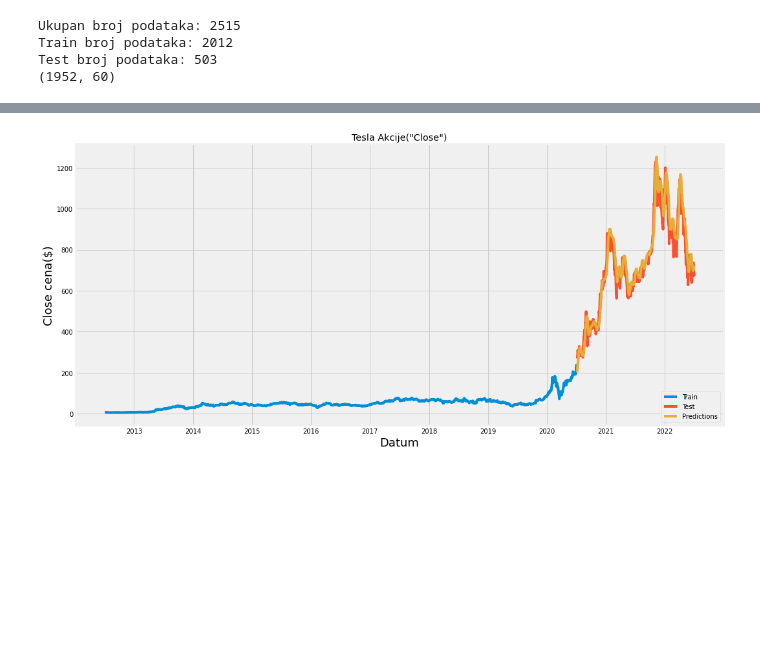
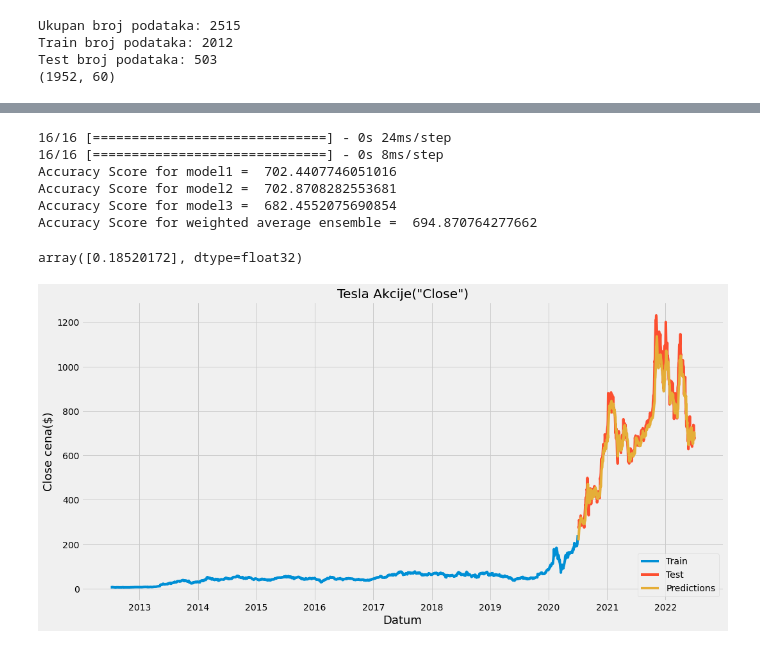
Before and after one commit to MatijaAleksic/StockMarketPrediciton-MachineLearning, a Jupyter notebook: StockMarketPrediction.ipynb, the cells around one changed output, grey strips where cells are left out. Drawn from its saved outputs; the diff is of its cells as text; code cells hidden in the pictures; blank space fills up the shorter version.

Commit message:
napravljen ensamble modela i takodje postaljeni 3 ann modela jos potrebno podesavanje hiperparametara

```diff
--- a/StockMarketPrediction.ipynb
+++ b/StockMarketPrediction.ipynb
@@ -164,7 +164,9 @@ Test broj podataka: 503
 #Model 1
 model1 = Sequential()
 model1.add(LSTM(55, return_sequences=True, input_shape=(x_train.shape[1], 1)))
+model1.add(Dropout(0.2))
 model1.add(LSTM(55, return_sequences = False))
+model1.add(Dropout(0.2))
 #Dodaje dense layere sa 25 i 1 neuronom
 model1.add(Dense(25))
 model1.add(Dense(1))
@@ -181,12 +183,12 @@ model1.save('saved_models/model1.hdf5')
 
 
 #Predvidja cenu na osnovu test skupa
-predictions = model1.predict(x_test)
-predictions = inverse_scale(predictions, scaler)
+predictions1 = model1.predict(x_test)
+predictions1 = inverse_scale(predictions1, scaler)
 # predictions = scaler.inverse_transform(predictions)
 
 #Get rmse
-rmse = np.sqrt( np.mean(predictions - y_test) **2)
+rmse = np.sqrt( np.mean(predictions1 - y_test) **2)
 rmse
 # %% [output]
 Epoch 1/10
@@ -210,4 +211,0 @@ Epoch 10/10
-# %%
-model1 = load_model('saved_models/model1.hdf5')
-
-prediction1 = model1.predict(x_test)
@@ -391,32 +463,60 @@ weighted_preds1
+# %%
+final_predictions = ensemble.predict(x_test)
+
+final_predictions = final_predictions.reshape((len(final_predictions),1))
+#preds1=np.array(preds1)
+
+# for idx, x in enumerate(predictions1):
+
+final_predictions = inverse_scale(final_predictions, scaler)
+
+
+score = np.sqrt( np.mean(final_predictions - y_test) **2)
+
+print('Accuracy Score for model1 = ', accuracy1)
+print('Accuracy Score for model2 = ', accuracy2)
+print('Accuracy Score for model3 = ', accuracy3)
+print('Accuracy Score for weighted average ensemble = ', score)
+# %% [output]
+16/16 [==============================] - 0s 24ms/step
+16/16 [==============================] - 0s 8ms/step
+Accuracy Score for model1 =  702.4407746051016
+Accuracy Score for model2 =  702.8708282553681
+Accuracy Score for model3 =  682.4552075690854
+Accuracy Score for weighted average ensemble =  694.870764277662
+# %%
+predictions1[0]
+# %% [output]
+array([0.18520172], dtype=float32)
 # %%
 #Plot the results
 train = data[:training_data_len]
 data_date = df.filter(['Date'])
 train['Datum'] = data_date[:training_data_len]
 
 valid = data[training_data_len:]
-valid['Predictions'] = weighted_preds#predictions
+valid['Predictions'] = final_predictions
 valid['Datum'] = data_date[training_data_len:]
 # train['Datum'] = df['Date']
 
 #Visualize the data
 plt.figure(figsize=(16,8))
 ax = plt.gca()
 #Za formatiranje date kolone da pisu samo godine a ne svaki dan
 ax.xaxis.set_major_locator(matplotlib.dates.YearLocator())
 ax.xaxis.set_major_formatter(matplotlib.dates.DateFormatter("%Y"))
 
 plt.title('Tesla Akcije("Close")')
 plt.xlabel('Datum', fontsize=18)
 plt.ylabel('Close cena($)', fontsize=18)
 
 plt.plot(train['Datum'], train['Close'])
 plt.plot(valid['Datum'], valid[['Close', 'Predictions']])
 
 plt.legend(['Train', 'Test', 'Predictions'], loc='lower right')
 plt.show()
 # %% [output]
-[figure, old version]
+[figure, new version]
 # %%
 #DERN: Deep Ensemble Learning Model for Short- and Long-Term Prediction of Baltic Dry Index
 # https://www.researchgate.net/publication/339456466_DERN_Deep_Ensemble_Learning_Model_for_Short-_and_Long-Term_Prediction_of_Baltic_Dry_Index
```
Also changed, not shown: parts of 12 cells of this notebook, 3 other files.
